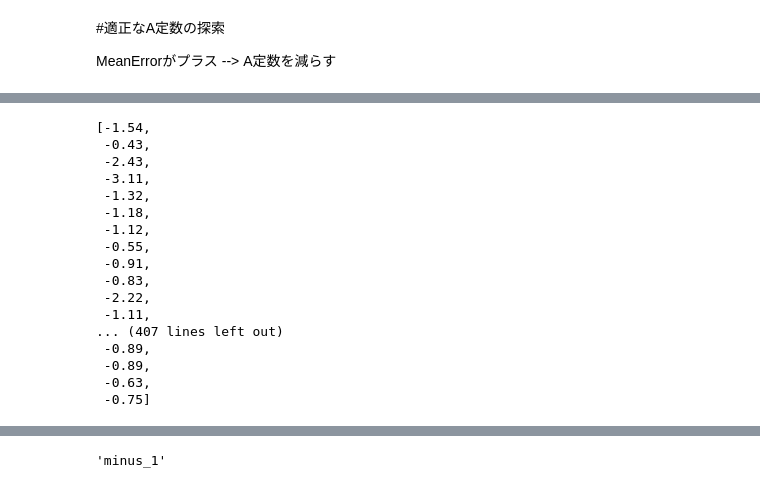
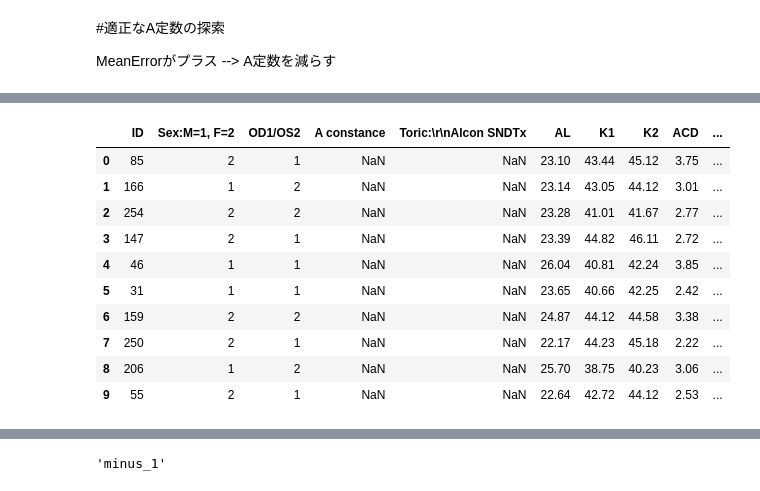
Before and after one commit to ykitaguchi77/tkinter, a Jupyter notebook: IOL scraping/IOL_scraping.ipynb, the cells around one changed output, grey strips where cells are left out. Drawn from its saved outputs; the diff is of its cells as text; code cells hidden in the pictures.

```diff
--- a/IOL scraping/IOL_scraping.ipynb
+++ b/IOL scraping/IOL_scraping.ipynb
@@ -404,2 +425,16 @@ AssertionError:
+# %%
+df2
+# %% [output]
+|  | ID | Sex:M=1, F=2 | OD1/OS2 | A constance | Toric:\r\nAlcon SNDTx | AL | K1 | K2 | ACD | ... |
+| 0 | 85 | 2 | 1 | NaN | NaN | 23.10 | 43.44 | 45.12 | 3.75 | ... |
+| 1 | 166 | 1 | 2 | NaN | NaN | 23.14 | 43.05 | 44.12 | 3.01 | ... |
+| 2 | 254 | 2 | 2 | NaN | NaN | 23.28 | 41.01 | 41.67 | 2.77 | ... |
+| 3 | 147 | 2 | 1 | NaN | NaN | 23.39 | 44.82 | 46.11 | 2.72 | ... |
+| 4 | 46 | 1 | 1 | NaN | NaN | 26.04 | 40.81 | 42.24 | 3.85 | ... |
+| 5 | 31 | 1 | 1 | NaN | NaN | 23.65 | 40.66 | 42.25 | 2.42 | ... |
+| 6 | 159 | 2 | 2 | NaN | NaN | 24.87 | 44.12 | 44.58 | 3.38 | ... |
+| 7 | 250 | 2 | 1 | NaN | NaN | 22.17 | 44.23 | 45.18 | 2.22 | ... |
+| 8 | 206 | 1 | 2 | NaN | NaN | 25.70 | 38.75 | 40.23 | 3.06 | ... |
+| 9 | 55 | 2 | 1 | NaN | NaN | 22.64 | 42.72 | 44.12 | 2.53 | ... |
 # %%
 aa = pd.read_clipboard()
@@ -408,20 +440,0 @@ df2 = df.drop(df.index[[1, 3, 5]])
-# %%
-df2.iloc[:, 15].tolist()
-# %% [output]
-[-1.54,
- -0.43,
- -2.43,
- -3.11,
- -1.32,
- -1.18,
- -1.12,
- -0.55,
- -0.91,
- -0.83,
- -2.22,
- -1.11,
-... (407 lines left out)
- -0.89,
- -0.89,
- -0.63,
- -0.75]
```
Also changed, not shown: parts of 6 cells of this notebook.
